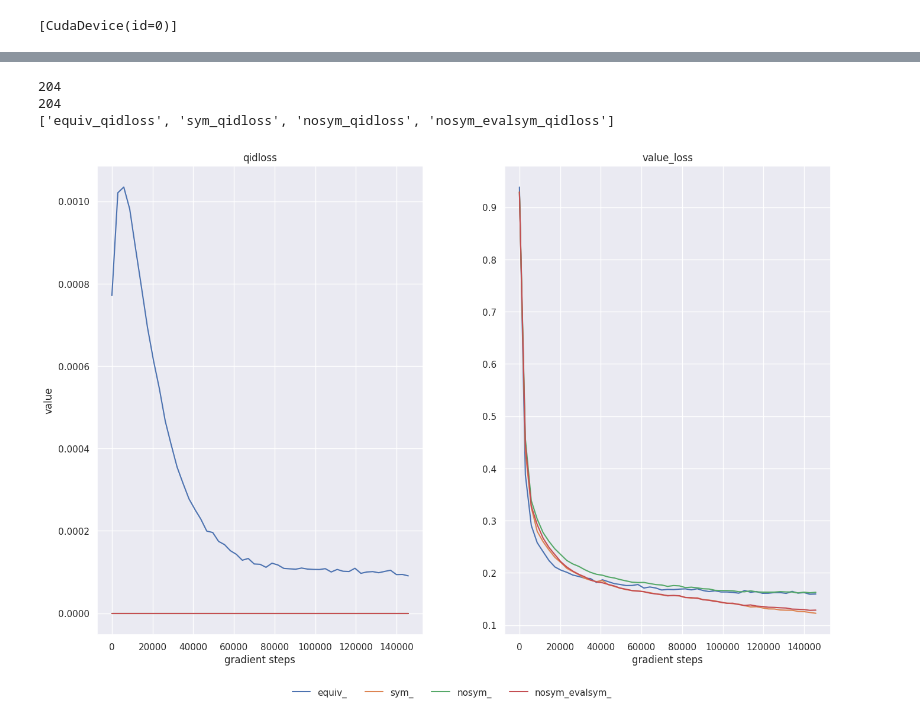
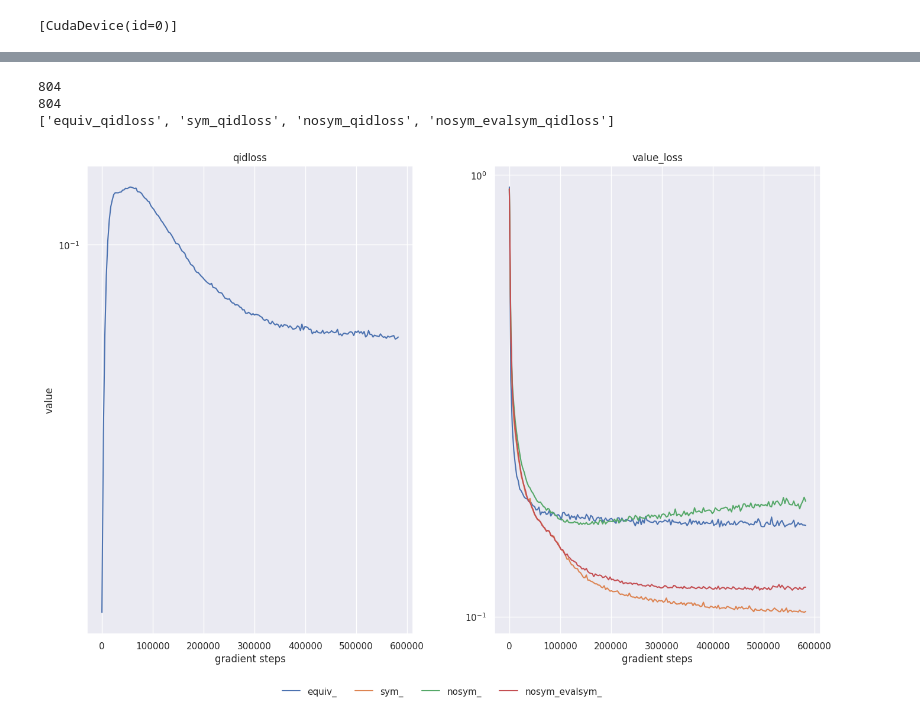
Before and after one commit to Egiob/wss, a Jupyter notebook: wss_regul.ipynb, the cells around one changed output, grey strips where cells are left out. Drawn from its saved outputs; the diff is of its cells as text; code cells hidden in the pictures.

```diff
--- a/wss_regul.ipynb
+++ b/wss_regul.ipynb
@@ -82,9 +82,9 @@ test_boards = jnp.stack([_test_boards == 1, _test_boards == 2], axis=-1).astype(
 test_values = jnp.asarray(_test_values, dtype=jnp.float32)
 
 
-n_epochs = 50
-start_beta = 0.0
-end_beta = 100.0
+n_epochs = 200
+start_beta = 0.01
+end_beta = 0.01
 
 @eqx.filter_jit
 def do_epoch(
@@ -137,17 +137,19 @@ def loss_fn(value_net, obs, values, alpha=0.0, interm_alpha=0.0, beta=1.0):
         for l in value_net.body.layers:
             # q = (0.5) * (l.q + l.q.T)
             q = l.q
-            qidloss += jnp.linalg.matrix_norm(jnp.eye(q.shape[0]) - (q @ q), ord="fro") / (width**2)
+            qidloss +=  jnp.sum((jnp.eye(q.shape[0], dtype=q.dtype) - (q @ q))**2) / (width**2)
     else:
         qidloss = 0.0
 
     loss_main = jnp.mean((preds - values) ** 2)
+    loss_l1 = jnp.mean(jnp.abs(preds - values))
 
     loss = loss_main + beta * qidloss
 
     return loss, {
         "value_loss": loss_main,
         "qidloss": qidloss,
+        "l1_loss": loss_l1,
     }
 # %%
 rows = []
@@ -246,6 +252,7 @@ for i in range(n_plots):
     )
 
     ax.set_title(metricname)
+    ax.set_yscale("log")
 
     if i >= (nrows - 1) * ncols:
         ax.set_xlabel("gradient steps")
@@ -263,33 +270,33 @@ for i in range(n_plots):
         if ax.get_legend() is not None:
             ax.get_legend().remove()
 
 
     # ax.set_ylim(0, 1)
 
 for j in range(n_plots, max_plots):
     fig.delaxes(axes[j])
 
 legend_labels_short = []
 legend_labels_suffix = legend_labels[0].split("_")[-1]
 for lab in legend_labels:
     lab = lab.replace(legend_labels_suffix, "")
     legend_labels_short.append(lab)
 
 print(legend_labels)
 
 if legend_handles and legend_labels:
     fig.legend(
         legend_handles,
         legend_labels_short,
         loc="lower center",
         ncol=min(len(legend_labels), 6),
         frameon=False,
         bbox_to_anchor=(0.5, 0.12),
     )
 
 fig.subplots_adjust(bottom=0.22, wspace=0.25, hspace=0.4)
 # %% [output]
-204
-204
+804
+804
 ['equiv_qidloss', 'sym_qidloss', 'nosym_qidloss', 'nosym_evalsym_qidloss']
-[figure, old version]
+[figure, new version]
```
Also changed, not shown: parts of 1 cell of this notebook, 1 other file.
